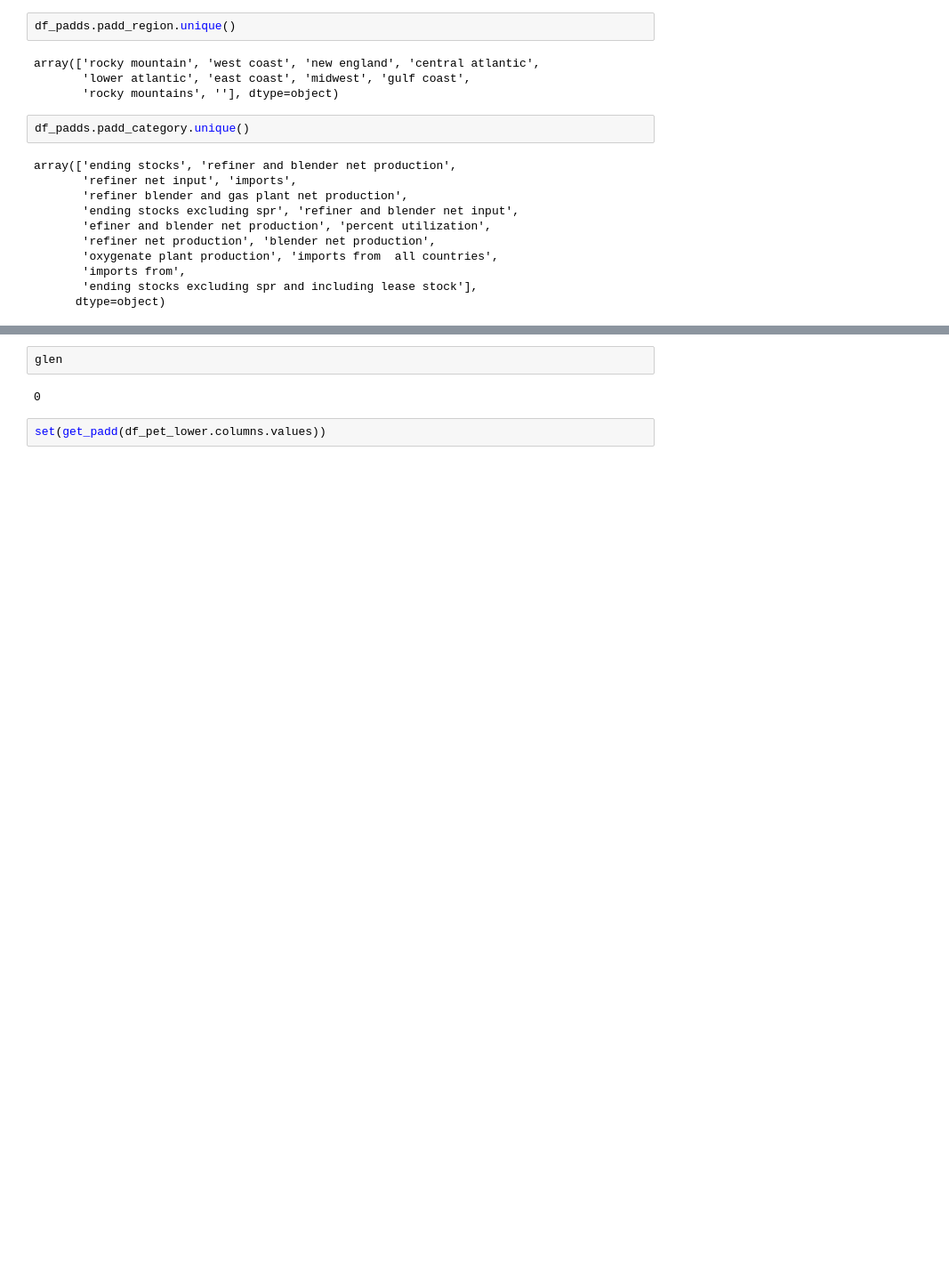
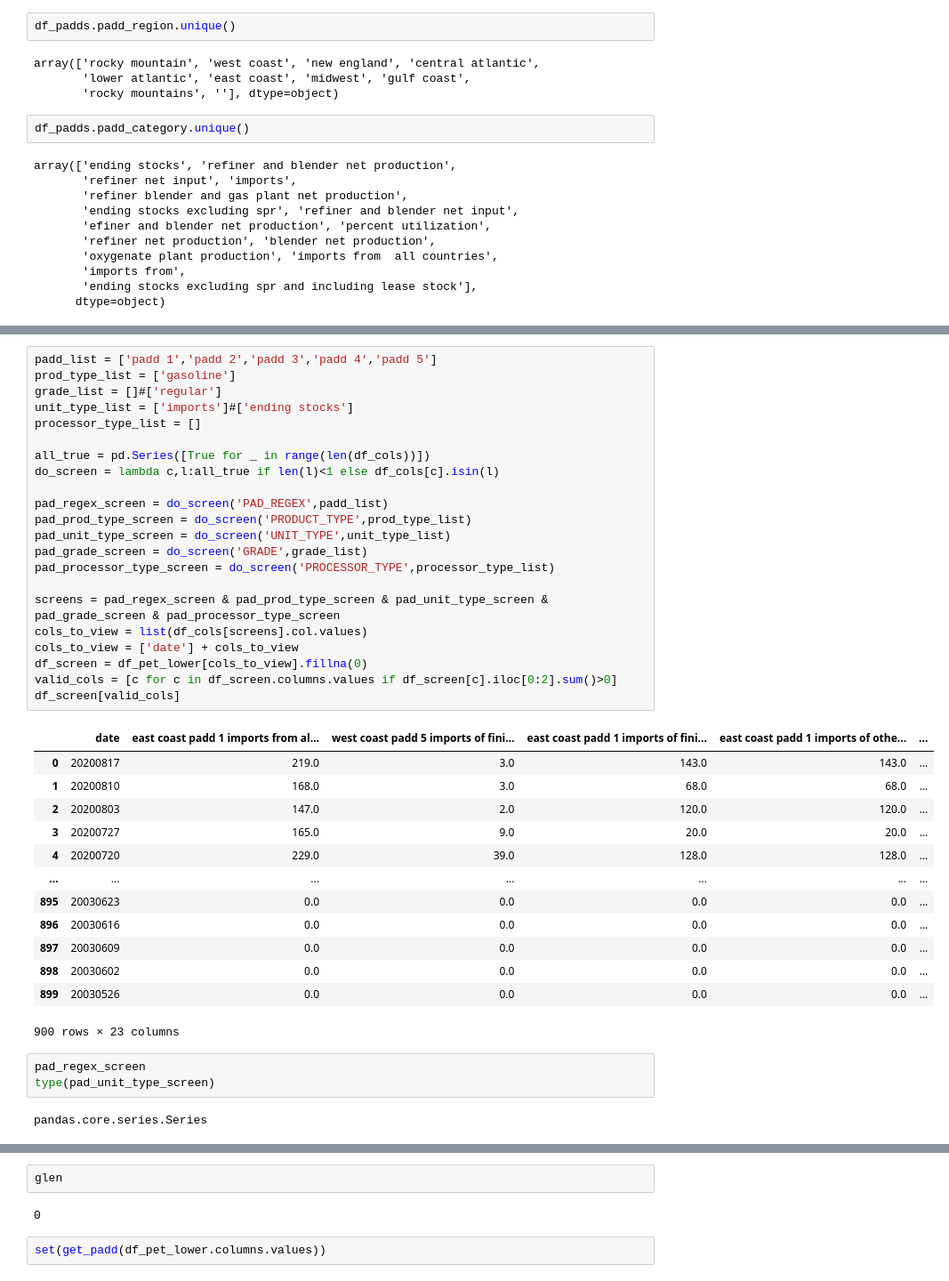
Before and after one commit to bgithub1/barchartacs, a Jupyter notebook: barchartacs/eia_download.ipynb, the cells around one changed output, grey strips where cells are left out. Shown at 89% size. Cells and saved outputs as stored; diff of their text form; blank space fills up the shorter version.

```diff
--- a/barchartacs/eia_download.ipynb
+++ b/barchartacs/eia_download.ipynb
@@ -682,3 +802,44 @@ df_screen
+# %%
+padd_list = ['padd 1','padd 2','padd 3','padd 4','padd 5']
+prod_type_list = ['gasoline']
+grade_list = []#['regular']
+unit_type_list = ['imports']#['ending stocks']
+processor_type_list = []
+
+all_true = pd.Series([True for _ in range(len(df_cols))])
+do_screen = lambda c,l:all_true if len(l)<1 else df_cols[c].isin(l)
+
+pad_regex_screen = do_screen('PAD_REGEX',padd_list)
+pad_prod_type_screen = do_screen('PRODUCT_TYPE',prod_type_list)
+pad_unit_type_screen = do_screen('UNIT_TYPE',unit_type_list)
+pad_grade_screen = do_screen('GRADE',grade_list)
+pad_processor_type_screen = do_screen('PROCESSOR_TYPE',processor_type_list)
+
+screens = pad_regex_screen & pad_prod_type_screen & pad_unit_type_screen & pad_grade_screen & pad_processor_type_screen
+cols_to_view = list(df_cols[screens].col.values)
+cols_to_view = ['date'] + cols_to_view
+df_screen = df_pet_lower[cols_to_view].fillna(0)
+valid_cols = [c for c in df_screen.columns.values if df_screen[c].iloc[0:2].sum()>0]
+df_screen[valid_cols]
+# %% [output]
+|  | date | east coast padd 1 imports from al... | west coast padd 5 imports of fini... | east coast padd 1 imports of fini... | east coast padd 1 imports of othe... | ... |
+| 0 | 20200817 | 219.0 | 3.0 | 143.0 | 143.0 | ... |
+| 1 | 20200810 | 168.0 | 3.0 | 68.0 | 68.0 | ... |
+| 2 | 20200803 | 147.0 | 2.0 | 120.0 | 120.0 | ... |
+| 3 | 20200727 | 165.0 | 9.0 | 20.0 | 20.0 | ... |
+| 4 | 20200720 | 229.0 | 39.0 | 128.0 | 128.0 | ... |
+| ... | ... | ... | ... | ... | ... | ... |
+| 895 | 20030623 | 0.0 | 0.0 | 0.0 | 0.0 | ... |
+| 896 | 20030616 | 0.0 | 0.0 | 0.0 | 0.0 | ... |
+| 897 | 20030609 | 0.0 | 0.0 | 0.0 | 0.0 | ... |
+| 898 | 20030602 | 0.0 | 0.0 | 0.0 | 0.0 | ... |
+| 899 | 20030526 | 0.0 | 0.0 | 0.0 | 0.0 | ... |
+900 rows × 23 columns
+# %%
+pad_regex_screen
+type(pad_unit_type_screen)
+# %% [output]
+pandas.core.series.Series
 # %%
 from dashapp import dashapp2 as dashapp
 from plotly.offline import iplot
```
Also changed, not shown: parts of 22 cells of this notebook, 1 other file.
